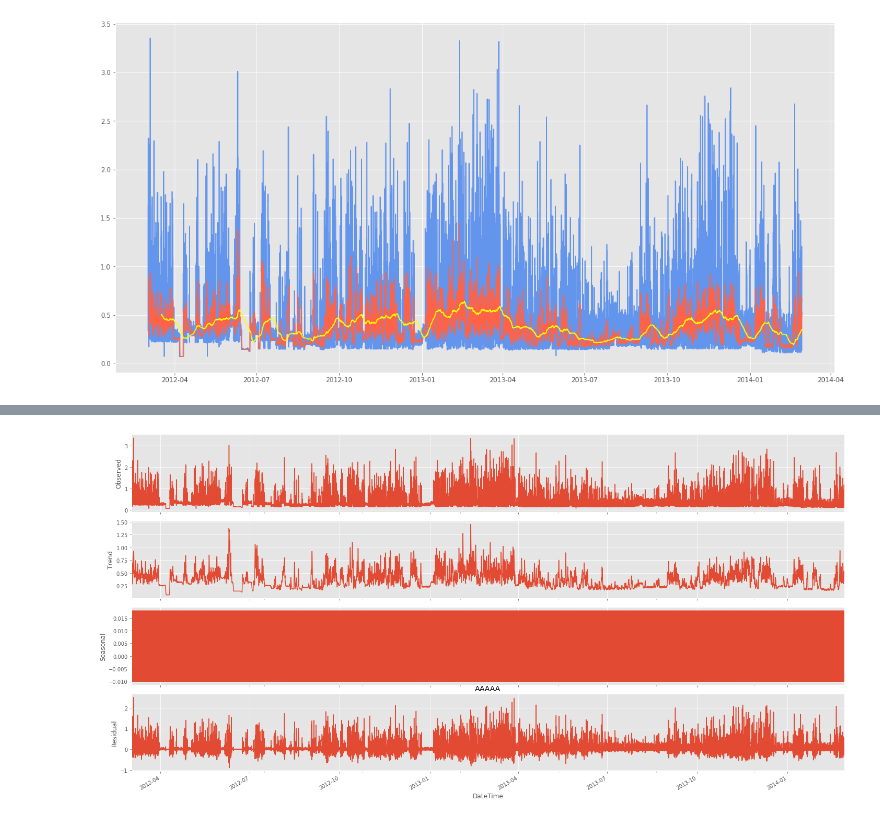
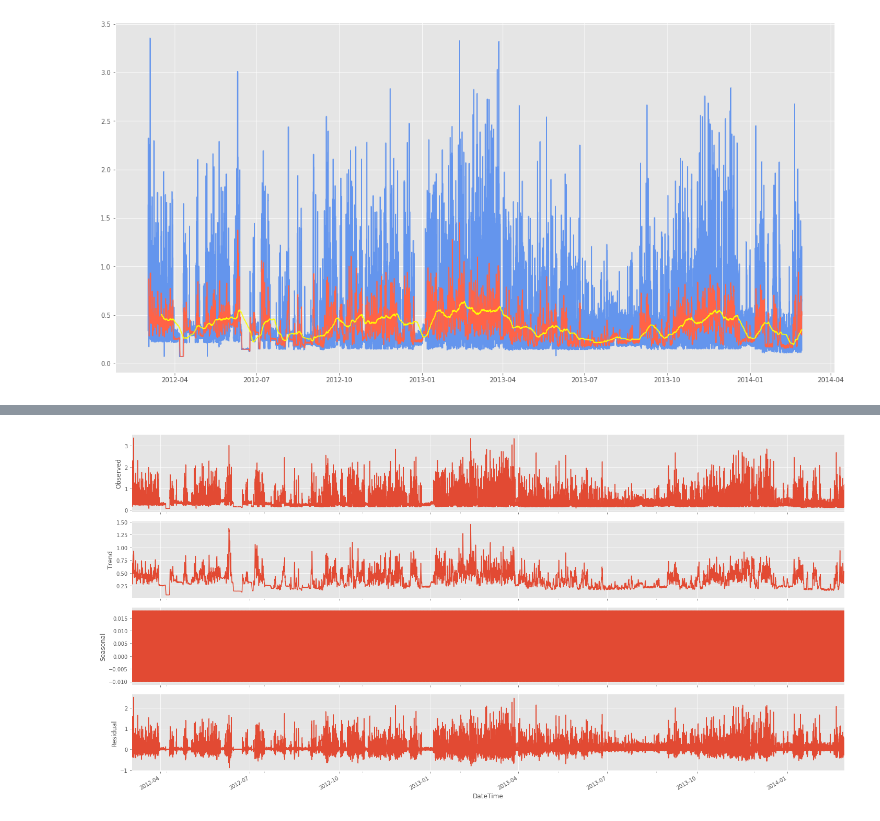
Before and after one commit to wobniarin/Project-Week-8-Final-Project, a Jupyter notebook: your-project/2.JupyterNotebooks/1_Data_Analysis_ML_Model.ipynb, the cells around one changed output, grey strips where cells are left out. Cells and saved outputs as stored; diff of their text form; code cells hidden in the pictures.

```diff
--- a/your-project/2.JupyterNotebooks/1_Data_Analysis_ML_Model.ipynb
+++ b/your-project/2.JupyterNotebooks/1_Data_Analysis_ML_Model.ipynb
@@ -174,10 +261,9 @@ plt.show()
 # %%
 plt.rcParams["figure.figsize"] = [20, 10]
 decomposed = sm.tsa.seasonal_decompose(user_291_df['kWh/hh'], freq=30)
 decomposed_plot = decomposed.plot()
 
-plt.title('AAAAA')
 
 plt.show()
 # %% [output]
-[figure, old version]
+[figure, new version]
```
Also changed, not shown: parts of 11 cells of this notebook.
